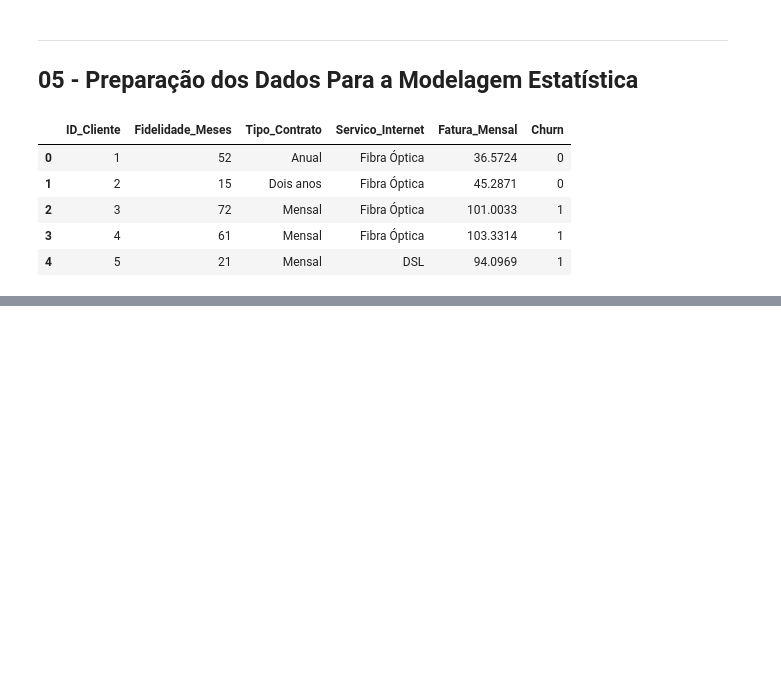
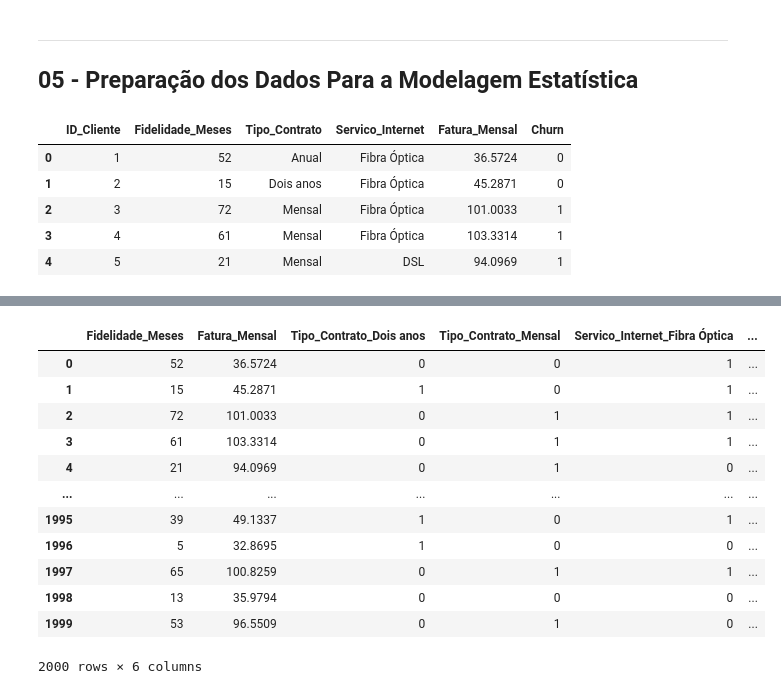
Before and after one commit to marcusvbrangel/fundamentos-linguagem-python-basico-aplicacoes-ia, a Jupyter notebook: chapter-10-statsmodels/mini-projeto-05-statsmodels-analise-churn.ipynb, the cells around one changed output, grey strips where cells are left out. Cells and saved outputs as stored; diff of their text form; code cells hidden in the pictures; blank space fills up the shorter version.

Commit message:
feat: implemented the pre processing model

```diff
--- a/chapter-10-statsmodels/mini-projeto-05-statsmodels-analise-churn.ipynb
+++ b/chapter-10-statsmodels/mini-projeto-05-statsmodels-analise-churn.ipynb
@@ -355,0 +374,5 @@ df_churn.head()
+# %%
+# preparacao dos dados
+# converter variaveis categoricas em variaveis dummy (0 ou 1)
+# adicionado o parametro dtype=int pra garantir que as novas colunas sejam numericas
+df_model = pd.get_dummies(df_churn, columns = ["Tipo_Contrato", "Servico_Internet"], drop_first=True, dtype=int)
@@ -355,0 +428,19 @@ df_churn.head()
+# %%
+# variaveis independentes (as que queremos prever)
+# excluimos "ID_Cliente" e a variavel alvo original
+X = df_model.drop(["ID_Cliente", "Churn"], axis=1)
+X
+# %% [output]
+|  | Fidelidade_Meses | Fatura_Mensal | Tipo_Contrato_Dois anos | Tipo_Contrato_Mensal | Servico_Internet_Fibra Óptica | ... |
+| 0 | 52 | 36.5724 | 0 | 0 | 1 | ... |
+| 1 | 15 | 45.2871 | 1 | 0 | 1 | ... |
+| 2 | 72 | 101.0033 | 0 | 1 | 1 | ... |
+| 3 | 61 | 103.3314 | 0 | 1 | 1 | ... |
+| 4 | 21 | 94.0969 | 0 | 1 | 0 | ... |
+| ... | ... | ... | ... | ... | ... | ... |
+| 1995 | 39 | 49.1337 | 1 | 0 | 1 | ... |
+| 1996 | 5 | 32.8695 | 1 | 0 | 0 | ... |
+| 1997 | 65 | 100.8259 | 0 | 1 | 1 | ... |
+| 1998 | 13 | 35.9794 | 0 | 0 | 0 | ... |
+| 1999 | 53 | 96.5509 | 0 | 1 | 0 | ... |
+2000 rows × 6 columns
```
Also changed, not shown: parts of 11 cells of this notebook.
